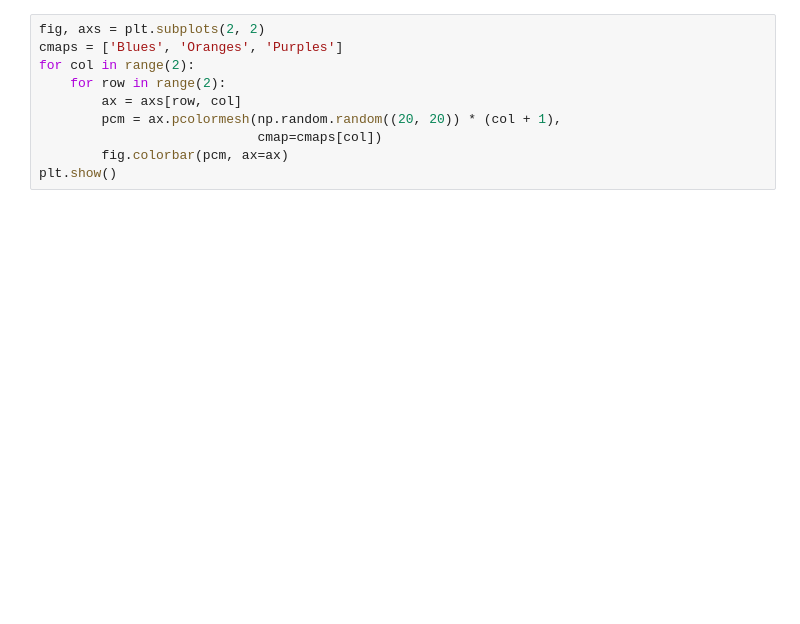
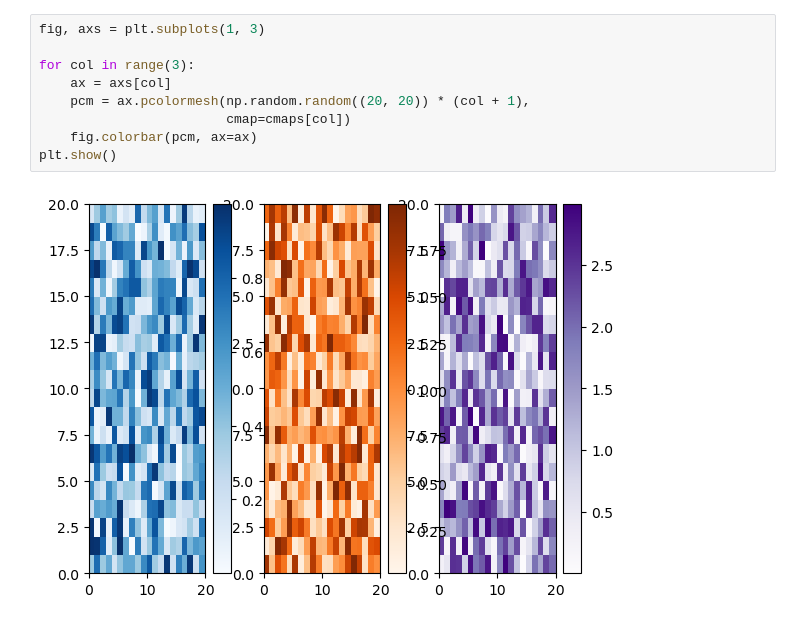
Before and after one commit to chiemvs/lorentz, a Jupyter notebook: dianna/dianna.ipynb, the cells around one changed output. Cells and saved outputs as stored; diff of their text form; blank space fills up the shorter version.

```diff
--- a/dianna/dianna.ipynb
+++ b/dianna/dianna.ipynb
@@ -70,11 +67,12 @@ train_inputs[0][:,:,0].shape
 # %%
-fig, axs = plt.subplots(2, 2)
-cmaps = ['Blues', 'Oranges', 'Purples']
-for col in range(2):
-    for row in range(2):
-        ax = axs[row, col]
-        pcm = ax.pcolormesh(np.random.random((20, 20)) * (col + 1),
-                            cmap=cmaps[col])
-        fig.colorbar(pcm, ax=ax)
+fig, axs = plt.subplots(1, 3)
+
+for col in range(3):
+    ax = axs[col]
+    pcm = ax.pcolormesh(np.random.random((20, 20)) * (col + 1),
+                        cmap=cmaps[col])
+    fig.colorbar(pcm, ax=ax)
 plt.show()
+# %% [output]
+[figure, added]
 # %%
```
Also changed, not shown: parts of 17 cells of this notebook, 19 other files.
